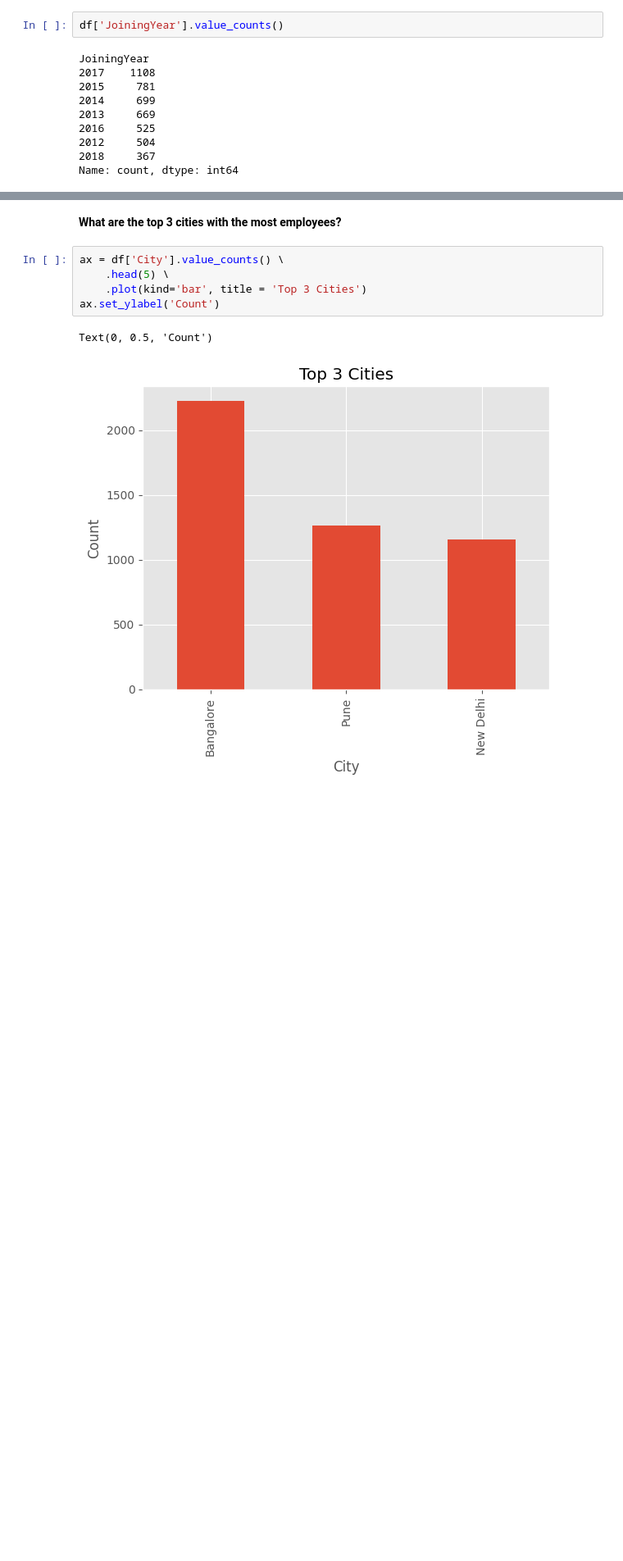
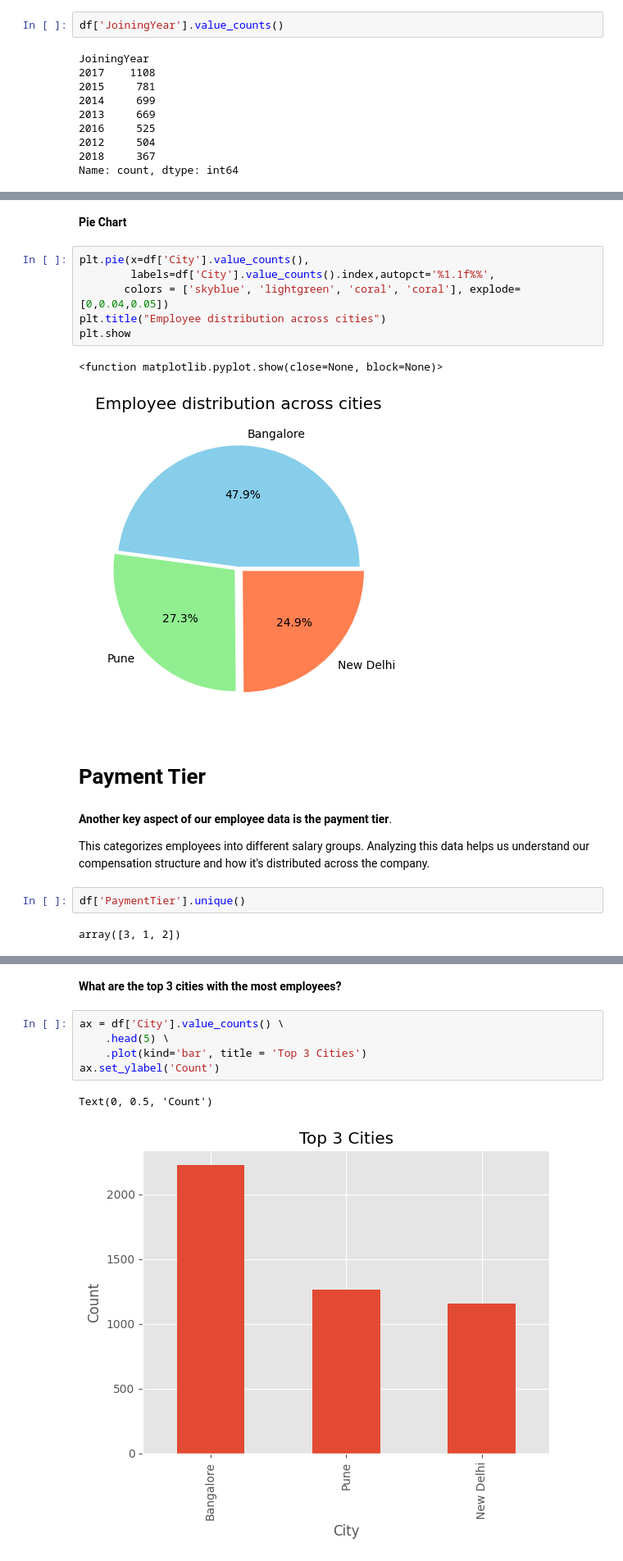
Before and after one commit to Panaee/Data_Analytics, a Jupyter notebook: employee-dataset.ipynb, the cells around one changed output, grey strips where cells are left out. Shown: that part at 82% size. Drawn from its saved outputs; the diff is of its cells as text; blank space fills up the shorter version.

```diff
--- a/employee-dataset.ipynb
+++ b/employee-dataset.ipynb
@@ -233,0 +323,21 @@ Name: count, dtype: int64
+# %% [markdown]
+**Pie Chart**
+# %%
+plt.pie(x=df['City'].value_counts(),
+        labels=df['City'].value_counts().index,autopct='%1.1f%%',
+       colors = ['skyblue', 'lightgreen', 'coral', 'coral'], explode=[0,0.04,0.05])
+plt.title("Employee distribution across cities")
+plt.show
+# %% [output]
+<function matplotlib.pyplot.show(close=None, block=None)>
+[figure, added]
+# %% [markdown]
+# Payment Tier
+# %% [markdown]
+**Another key aspect of our employee data is the payment tier**.
+
+This categorizes employees into different salary groups. Analyzing this data helps us understand our compensation structure and how it's distributed across the company.
+# %%
+df['PaymentTier'].unique()
+# %% [output]
+array([3, 1, 2])
```
Also changed, not shown: parts of 47 cells of this notebook.
